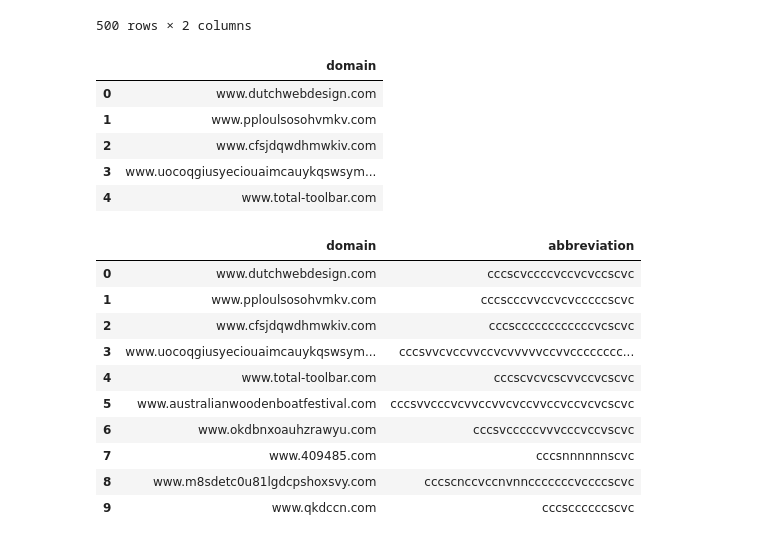
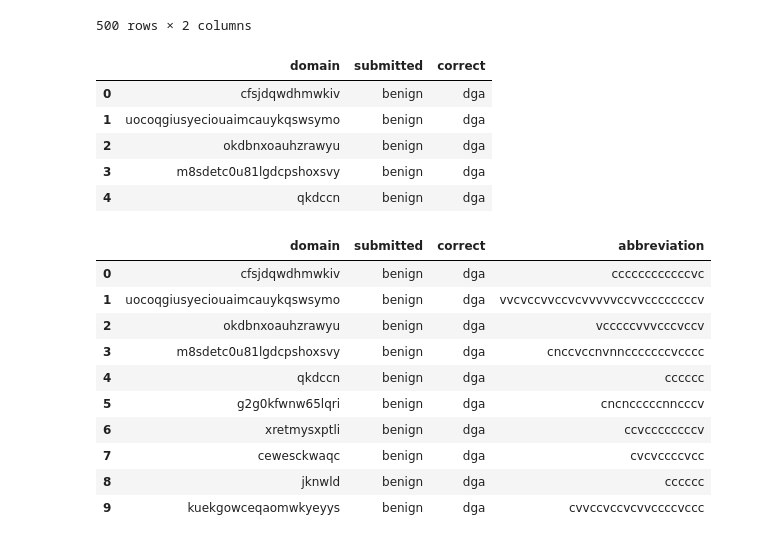
Before and after one commit to Tristan-Chow/Malicious-and-Benign-domain-detection, a Jupyter notebook: code/jupyternotebook/model_firstAttempt_updatedLogic_version.ipynb, the cells around one changed output. Saved outputs shown, nothing was run; the diff lists cells and outputs as text; code cells hidden in the pictures.

```diff
--- a/code/jupyternotebook/model_firstAttempt_updatedLogic_version.ipynb
+++ b/code/jupyternotebook/model_firstAttempt_updatedLogic_version.ipynb
@@ -259,30 +308,30 @@ assignment
 | 499 | www.fpa-be.com | cccsccvscvscvc |
 500 rows × 2 columns
 # %%
-real_time = pd.read_csv("../../data/assignment.csv",header=0,index_col=False)
+real_time = pd.read_csv("../../data/feedback.csv",header=0,index_col=False)
 real_time.head()
 # %% [output]
-|  | domain |
-| 0 | www.dutchwebdesign.com |
-| 1 | www.pploulsosohvmkv.com |
-| 2 | www.cfsjdqwdhmwkiv.com |
-| 3 | www.uocoqgiusyeciouaimcauykqswsym... |
-| 4 | www.total-toolbar.com |
+|  | domain | submitted | correct |
+| 0 | cfsjdqwdhmwkiv | benign | dga |
+| 1 | uocoqgiusyeciouaimcauykqswsymo | benign | dga |
+| 2 | okdbnxoauhzrawyu | benign | dga |
+| 3 | m8sdetc0u81lgdcpshoxsvy | benign | dga |
+| 4 | qkdccn | benign | dga |
 # %%
 real_time['abbreviation']= real_time['domain'].apply(transform)
 real_time.head(10)
 # %% [output]
-|  | domain | abbreviation |
-| 0 | www.dutchwebdesign.com | cccscvccccvccvcvccscvc |
-| 1 | www.pploulsosohvmkv.com | cccscccvvccvcvcccccscvc |
-| 2 | www.cfsjdqwdhmwkiv.com | cccsccccccccccccvcscvc |
-| 3 | www.uocoqgiusyeciouaimcauykqswsym... | cccsvvcvccvvccvcvvvvvccvvcccccccc... |
-| 4 | www.total-toolbar.com | cccscvcvcscvvccvcscvc |
-| 5 | www.australianwoodenboatfestival.com | cccsvvcccvcvvccvvcvccvvccvccvcvcscvc |
-| 6 | www.okdbnxoauhzrawyu.com | cccsvcccccvvvcccvccvscvc |
-| 7 | www.409485.com | cccsnnnnnnscvc |
-| 8 | www.m8sdetc0u81lgdcpshoxsvy.com | cccscnccvccnvnncccccccvccccscvc |
-| 9 | www.qkdccn.com | cccsccccccscvc |
+|  | domain | submitted | correct | abbreviation |
+| 0 | cfsjdqwdhmwkiv | benign | dga | ccccccccccccvc |
+| 1 | uocoqgiusyeciouaimcauykqswsymo | benign | dga | vvcvccvvccvcvvvvvccvvccccccccv |
+| 2 | okdbnxoauhzrawyu | benign | dga | vcccccvvvcccvccv |
+| 3 | m8sdetc0u81lgdcpshoxsvy | benign | dga | cnccvccnvnncccccccvcccc |
+| 4 | qkdccn | benign | dga | cccccc |
+| 5 | g2g0kfwnw65lqri | benign | dga | cncncccccnncccv |
+| 6 | xretmysxptli | benign | dga | ccvccccccccv |
+| 7 | cewesckwaqc | benign | dga | cvcvccccvcc |
+| 8 | jknwld | benign | dga | cccccc |
+| 9 | kuekgowceqaomwkyeyys | benign | dga | cvvccvccvcvvccccvccc |
 # %%
 for i in range(1,4):
     real_time['{}gram'.format(i)]= real_time['abbreviation'].apply(extract_ngrams, args=(i,))
```
Also changed, not shown: parts of 25 cells of this notebook, 8 other files.
